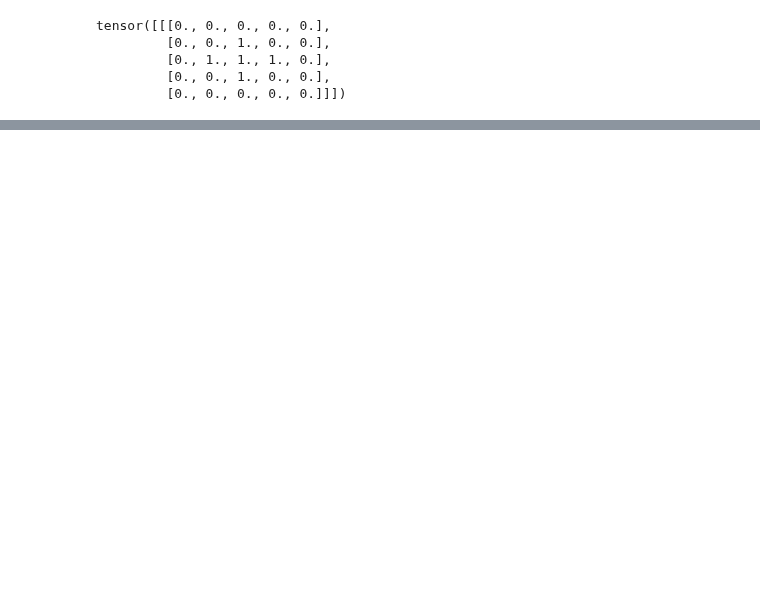
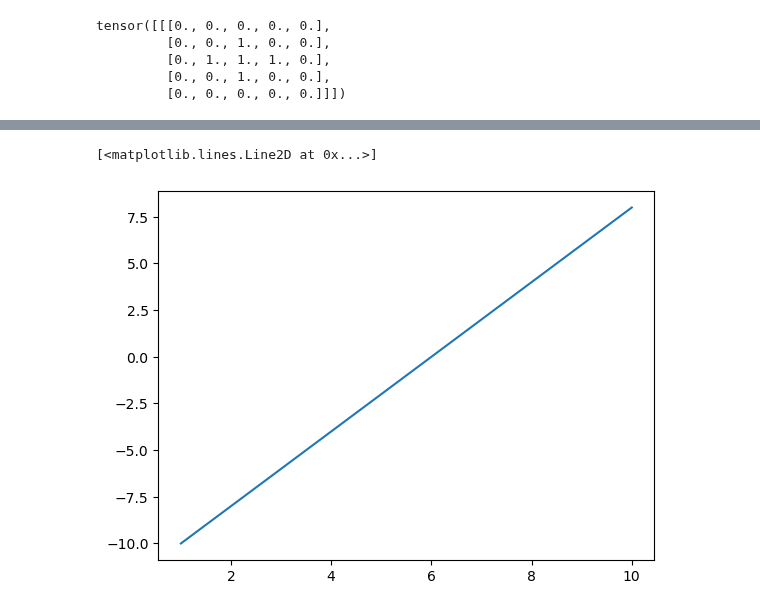
Before and after one commit to JanSchering/Thesis, a Jupyter notebook: cpm/Experiments/Experiment1/Experiment.ipynb, the cells around one changed output, grey strips where cells are left out. Saved outputs shown, nothing was run; the diff lists cells and outputs as text; code cells hidden in the pictures; blank space fills up the shorter version.

```diff
--- a/cpm/Experiments/Experiment1/Experiment.ipynb
+++ b/cpm/Experiments/Experiment1/Experiment.ipynb
@@ -61,2 +63,8 @@ tensor([[[0., 0., 0., 0., 0.],
          [0., 0., 1., 0., 0.],
          [0., 0., 0., 0., 0.]]])
+# %%
+from hamiltonian_diff import hamiltonian_energy
+
+target_vol1.requires_grad_()
+e, stats = hamiltonian_energy(grid, cell_map, use_volume=True, use_perimeter=True, use_adhesion=True)
+grad = t.autograd.grad(e, target_vol1)
@@ -62,0 +75,21 @@ tensor([[[0., 0., 0., 0., 0.],
+# %%
+print(grid)
+vols = t.linspace(1, 10, 10)
+
+grads = []
+for vol in vols:
+    vol.requires_grad_()
+    cell1 = CellKind(
+        type_id=1,
+        target_perimeter=target_perim1,
+        lambda_perimeter=lambda_perim1,
+        target_volume=vol,
+        lambda_volume=lambda_vol1,
+        adhesion_cost=adh_cost1
+    )
+    cell_map = CellMap()
+    cell_map.add(cell_id=1, cell_type=cell1)
+    e, stats = hamiltonian_energy(grid, cell_map, use_volume=True, use_perimeter=True, use_adhesion=True)
+    grad = t.autograd.grad(e, vol)[0]
+    grads.append(grad.detach().numpy())
+print(grads)
@@ -62,0 +103,5 @@ tensor([[[0., 0., 0., 0., 0.],
+# %%
+plt.plot(vols, grads)
+# %% [output]
+[<matplotlib.lines.Line2D at 0x...>]
+[figure, added]
```
Also changed, not shown: parts of 7 cells of this notebook.
